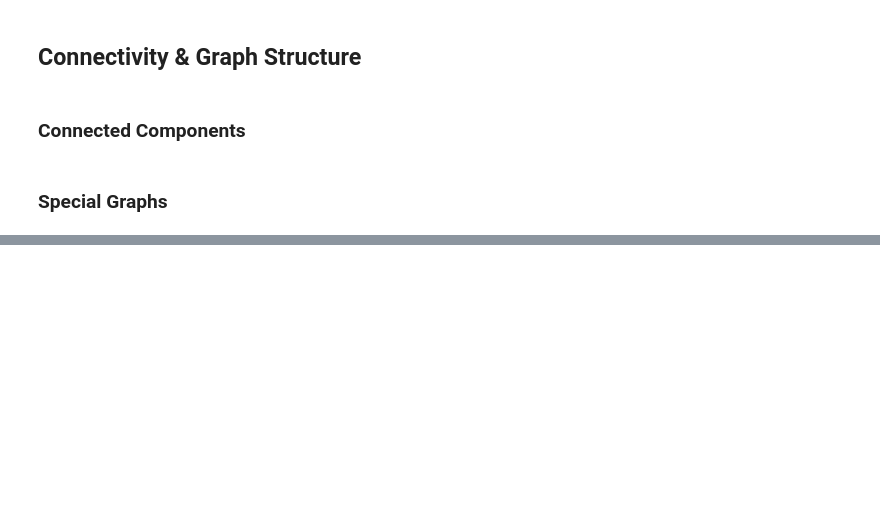
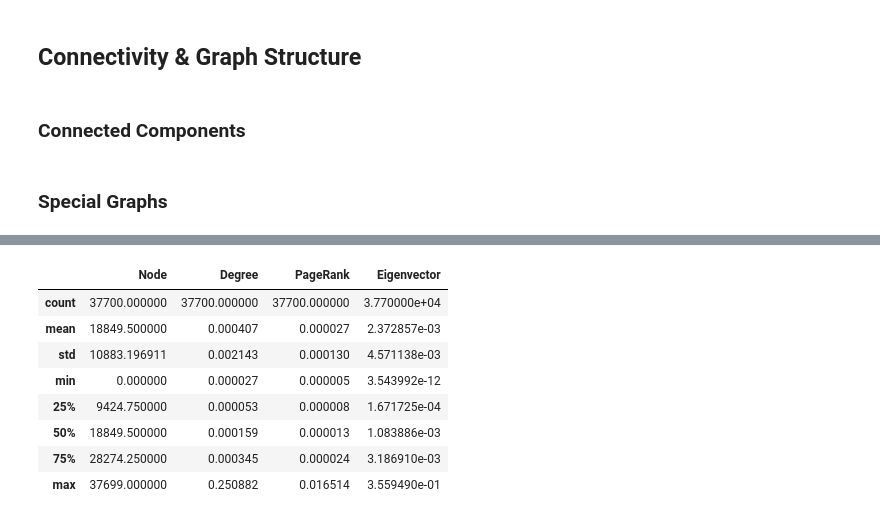
Before and after one commit to GehadHelmy/github_SNA, a Jupyter notebook: Project_SNA.ipynb, the cells around one changed output, grey strips where cells are left out. Drawn from its saved outputs; the diff is of its cells as text; code cells hidden in the pictures; blank space fills up the shorter version.

```diff
--- a/Project_SNA.ipynb
+++ b/Project_SNA.ipynb
@@ -415,0 +417,8 @@ display(special_graphs_df)
+# %%
+centrality_df = pd.DataFrame({
+    'Node': list(G.nodes()),
+    'Degree': [degree[n] for n in G.nodes()],
+    'PageRank': [pagerank[n] for n in G.nodes()],
+    'Eigenvector': [eigenvector[n] for n in G.nodes()]
+})
+centrality_df.head()
@@ -415,0 +432,12 @@ display(special_graphs_df)
+# %%
+centrality_df.describe()
+# %% [output]
+|  | Node | Degree | PageRank | Eigenvector |
+| count | 37700.000000 | 37700.000000 | 37700.000000 | 3.770000e+04 |
+| mean | 18849.500000 | 0.000407 | 0.000027 | 2.372857e-03 |
+| std | 10883.196911 | 0.002143 | 0.000130 | 4.571138e-03 |
+| min | 0.000000 | 0.000027 | 0.000005 | 3.543992e-12 |
+| 25% | 9424.750000 | 0.000053 | 0.000008 | 1.671725e-04 |
+| 50% | 18849.500000 | 0.000159 | 0.000013 | 1.083886e-03 |
+| 75% | 28274.250000 | 0.000345 | 0.000024 | 3.186910e-03 |
+| max | 37699.000000 | 0.250882 | 0.016514 | 3.559490e-01 |
```
Also changed, not shown: parts of 20 cells of this notebook.
